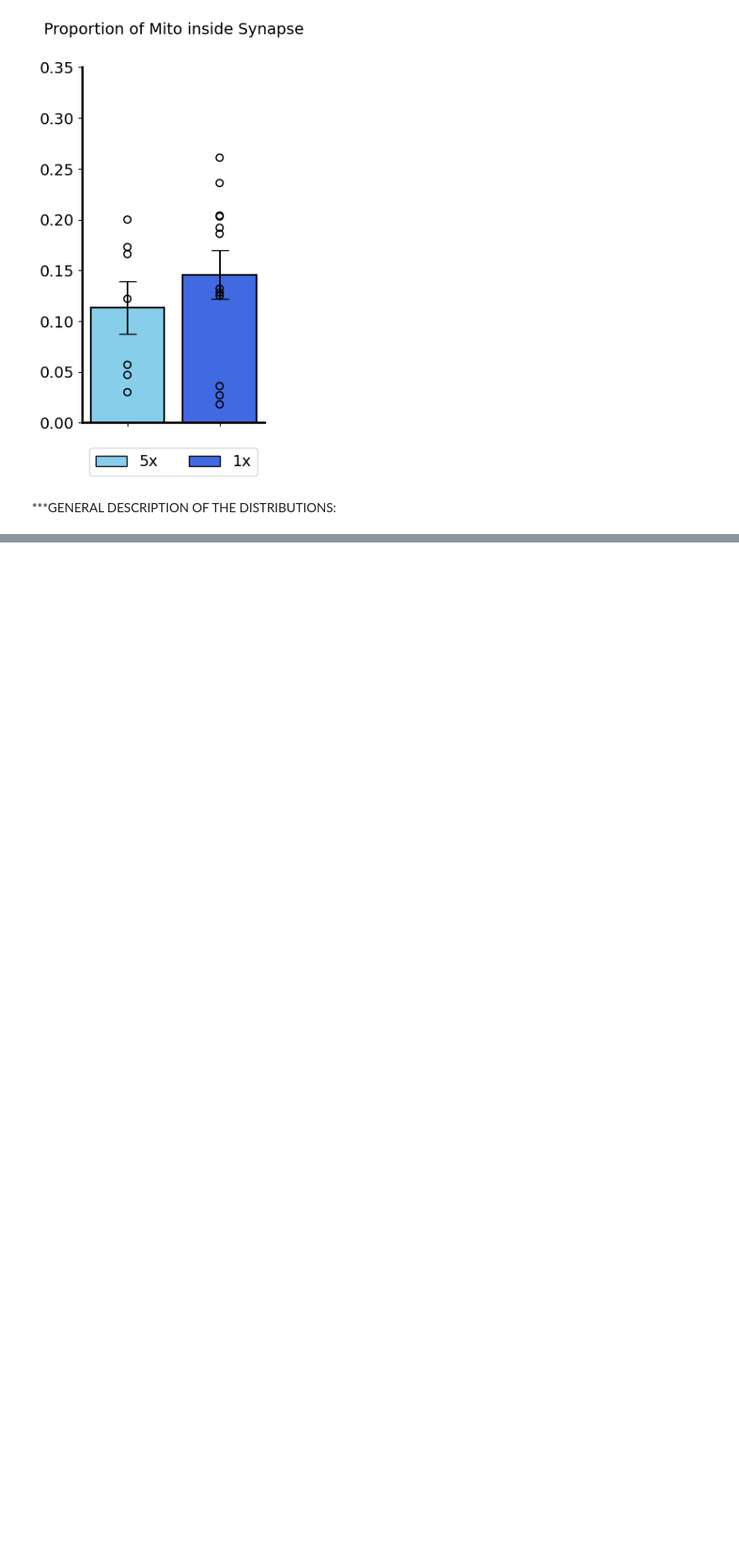
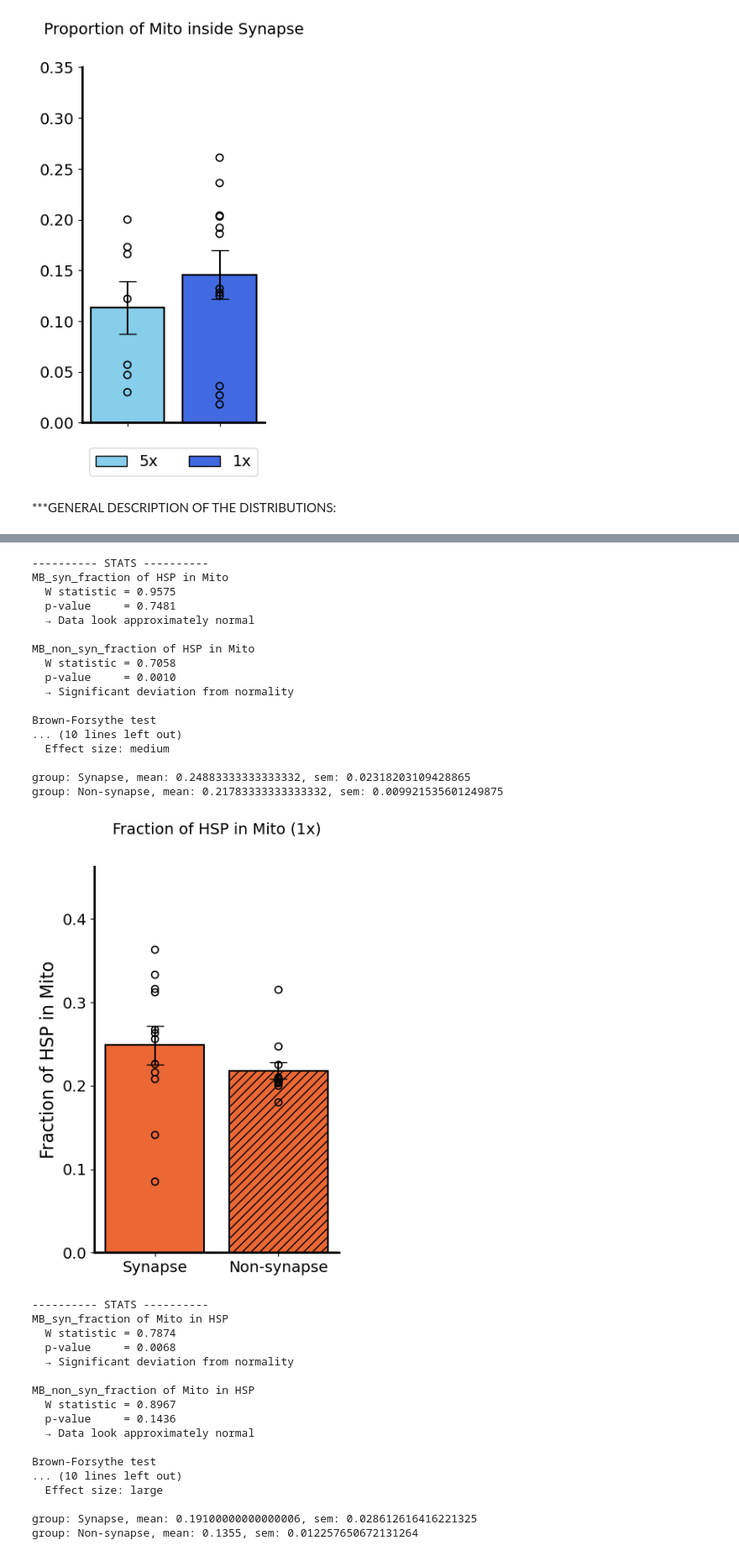
Before and after one commit to gmalagonv/confocal, a Jupyter notebook: analysis_notebooks/pooled_results.ipynb, the cells around one changed output, grey strips where cells are left out. Shown at 84% size. Saved outputs shown, nothing was run; the diff lists cells and outputs as text; code cells hidden in the pictures; blank space fills up the shorter version.

```diff
--- a/analysis_notebooks/pooled_results.ipynb
+++ b/analysis_notebooks/pooled_results.ipynb
@@ -545,0 +652,79 @@ group: density_Mito_non_syn_1x, mean: 0.14944166666666667, sem: 0.00365219855606
+# %%
+paired_labels = ['Synapse', 'Non-synapse']
+paired_color = '#eb6834'
+paired_pattern = ['', '///']  # solid = synapse, striped = non-synapse (consistent with earlier figures)
+
+# 5x only, per request -- not pooled across condition
+df_5x = df_separator(pooled)['1x'].copy()
+
+# log(OR) columns -- see markdown above for why OR specifically needs the log scale
+df_5x['log_MB_syn_odds_ratio']     = np.log(df_5x['MB_syn_odds_ratio'])
+df_5x['log_MB_non_syn_odds_ratio'] = np.log(df_5x['MB_non_syn_odds_ratio'])
+
+# Figure 1: Fraction of HSP in Mito
+fast_plotter(
+    ['MB_syn_fraction of HSP in Mito', 'MB_non_syn_fraction of HSP in Mito'],
+    df=df_5x, ylabel='Fraction of HSP in Mito', labels=paired_labels,
+    bar_color=[paired_color, paired_color], pattern=paired_pattern,
+    title='Fraction of HSP in Mito (1x)', figsize=(4, 6), paired=True, quietStats=False,
+)
+
+# Figure 2: Fraction of Mito in HSP
+fast_plotter(
+    ['MB_syn_fraction of Mito in HSP', 'MB_non_syn_fraction of Mito in HSP'],
+    df=df_5x, ylabel='Fraction of Mito in HSP', labels=paired_labels,
+    bar_color=[paired_color, paired_color], pattern=paired_pattern,
+    title='Fraction of Mito in HSP (1x)', figsize=(4, 6), paired=True, quietStats=False,
+)
+
+# Figure 3: Odds ratio (log scale)
+fast_plotter(
+    ['log_MB_syn_odds_ratio', 'log_MB_non_syn_odds_ratio'],
+    df=df_5x, ylabel='log(Odds Ratio)', labels=paired_labels,
+    bar_color=[paired_color, paired_color], pattern=paired_pattern,
+    title='Odds Ratio (log scale, 1x)', figsize=(4, 6), paired=True, quietStats=False,
+)
+
+# Figure 4: Enrichment
+fast_plotter(
+    ['MB_syn_enrichment', 'MB_non_syn_enrichment'],
+    df=df_5x, ylabel='Enrichment', labels=paired_labels,
+    bar_color=[paired_color, paired_color], pattern=paired_pattern,
+    title='Enrichment (1x)', figsize=(4, 6), paired=True, quietStats=False,
+)
+# %% [output]
+---------- STATS ----------
+MB_syn_fraction of HSP in Mito
+  W statistic = 0.9575
+  p-value     = 0.7481
+  → Data look approximately normal
+
+MB_non_syn_fraction of HSP in Mito
+  W statistic = 0.7058
+  p-value     = 0.0010
+  → Significant deviation from normality
+
+Brown-Forsythe test
+... (10 lines left out)
+  Effect size: medium
+
+group: Synapse, mean: 0.24883333333333332, sem: 0.02318203109428865
+group: Non-synapse, mean: 0.21783333333333332, sem: 0.009921535601249875
+[figure, added]
+---------- STATS ----------
+MB_syn_fraction of Mito in HSP
+  W statistic = 0.7874
+  p-value     = 0.0068
+  → Significant deviation from normality
+
+MB_non_syn_fraction of Mito in HSP
+  W statistic = 0.8967
+  p-value     = 0.1436
+  → Data look approximately normal
+
+Brown-Forsythe test
+... (10 lines left out)
+  Effect size: large
+
+group: Synapse, mean: 0.19100000000000006, sem: 0.028612616416221325
+group: Non-synapse, mean: 0.1355, sem: 0.012257650672131264
```
Also changed, not shown: parts of 12 cells of this notebook, 4 other files.
